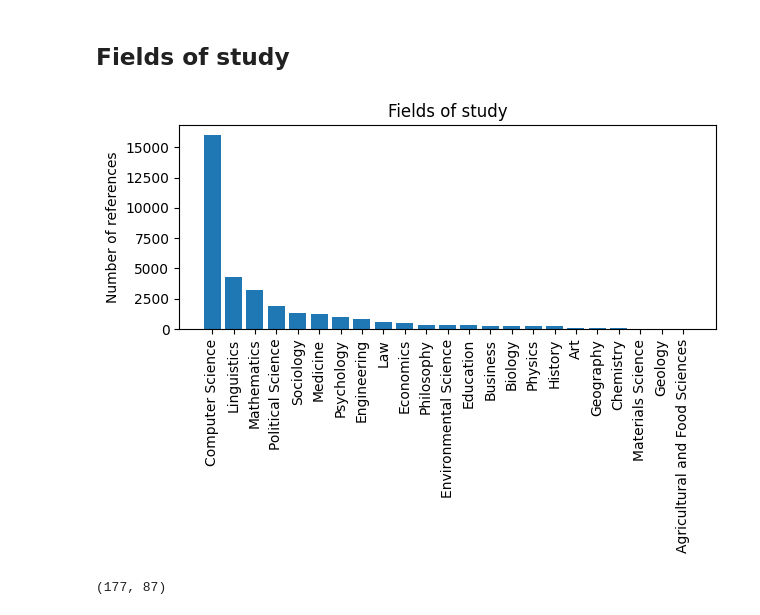
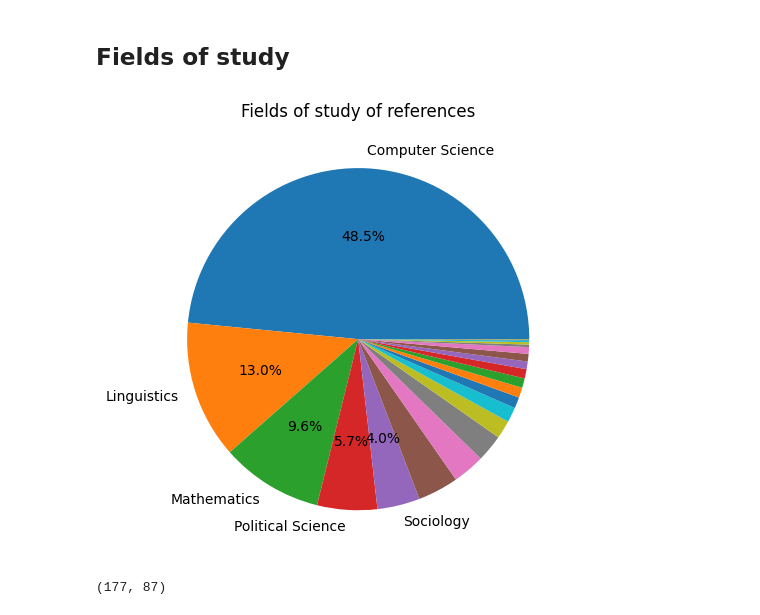
Before and after one commit to ArjunSubramonian/democratization-nlp, a Jupyter notebook: network-analysis.ipynb, the cells around one changed output. Cells and saved outputs as stored; diff of their text form; code cells hidden in the pictures.

```diff
--- a/network-analysis.ipynb
+++ b/network-analysis.ipynb
@@ -56,8 +57,8 @@ for idx, corpusId in enumerate(filtered_papers):
 480
 500
 # %%
-with open('references-data-with-themes.json', 'wb') as f:
-    pickle.dump(data, f)
+# with open('references-data-with-themes.json', 'wb') as f:
+#     pickle.dump(data, f)
 # %% [markdown]
 # Network analysis
 # %%
@@ -78,17 +82,22 @@ for corpusId, refs in data.items():
 # %%
-FOS_freqs = Counter(all_FOS)
-FOS, freqs = list(zip(*FOS_freqs.most_common()))
+mod_FOS = list(FOS[:5]) + len(FOS[5:]) * ['']
+# mod_freqs = list(freqs[:5]) + [sum(freqs[5:])]
+mod_freqs = freqs
 
-plt.bar(FOS, freqs)
+def autopct_format(pct):
+    if pct > 4.0:
+        return str("%.1f" % pct) + "%"
+    return ''
+
+plt.pie(mod_freqs, labels=mod_FOS, autopct=autopct_format)
 for tick in plt.gca().get_xticklabels():
     tick.set_rotation(90)
-plt.ylabel('Number of references')
-plt.title('Fields of study')
+plt.title('Fields of study of references')
 plt.tight_layout()
 plt.savefig('network-analysis-plots/fos.png')
 plt.show()
 # %% [output]
-[figure, old version]
+[figure, new version]
 # %%
 intra_FOS = set(['Computer Science', 'Linguistics', 'Mathematics', 'Engineering'])
 # %%
```
Also changed, not shown: parts of 8 cells of this notebook, 2 other files.
